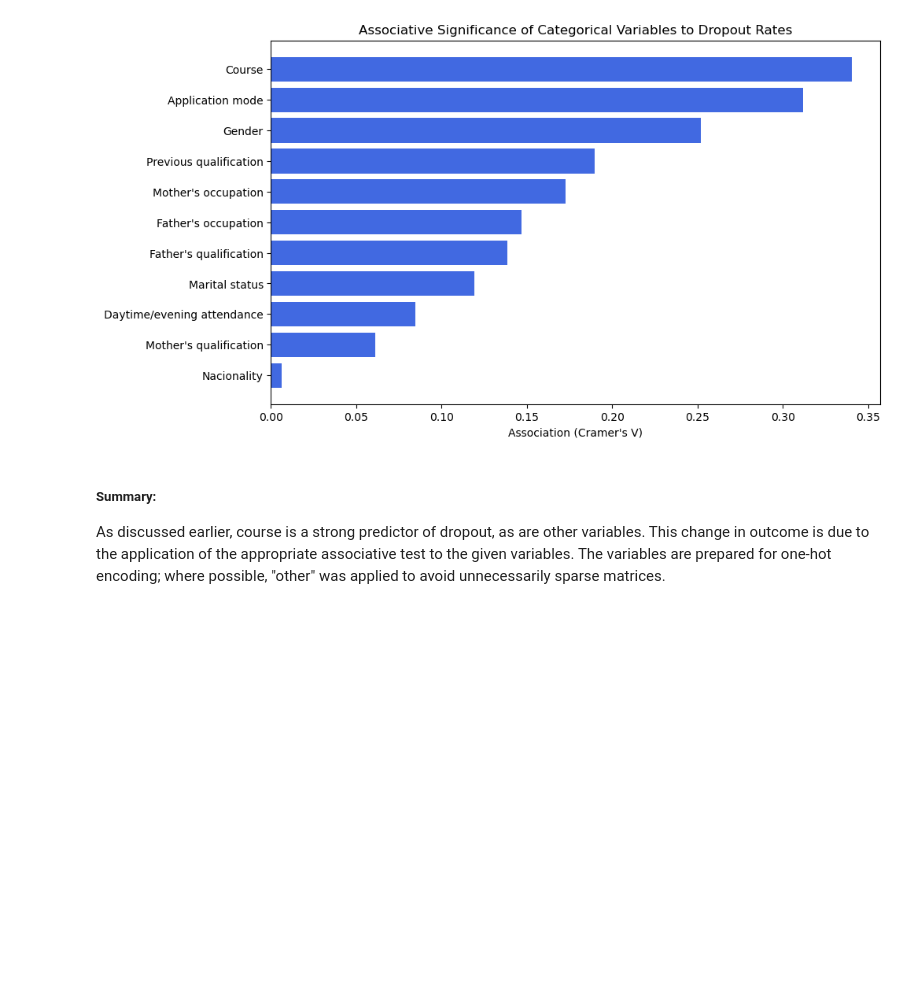
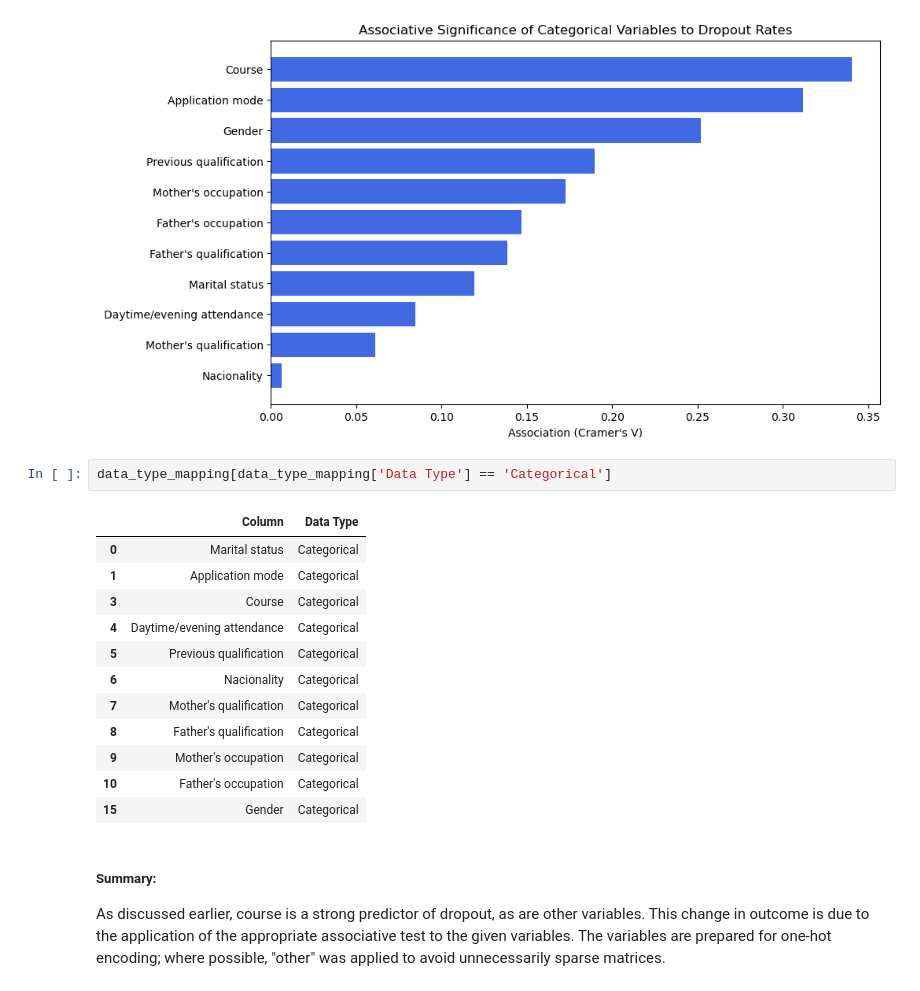
Before and after one commit to Kevin-Kwasnik/student-dropout-prediction, a Jupyter notebook: 2.Analysis/EDA.ipynb, the cells around one changed output. Drawn from its saved outputs; the diff is of its cells as text; blank space fills up the shorter version.

```diff
--- a/2.Analysis/EDA.ipynb
+++ b/2.Analysis/EDA.ipynb
@@ -905,6 +905,21 @@ plt.title('Associative Significance of Categorical Variables to Dropout Rates')
 plt.show()
 # %% [output]
 [figure]
+# %%
+data_type_mapping[data_type_mapping['Data Type'] == 'Categorical']
+# %% [output]
+|  | Column | Data Type |
+| 0 | Marital status | Categorical |
+| 1 | Application mode | Categorical |
+| 3 | Course | Categorical |
+| 4 | Daytime/evening attendance | Categorical |
+| 5 | Previous qualification | Categorical |
+| 6 | Nacionality | Categorical |
+| 7 | Mother's qualification | Categorical |
+| 8 | Father's qualification | Categorical |
+| 9 | Mother's occupation | Categorical |
+| 10 | Father's occupation | Categorical |
+| 15 | Gender | Categorical |
 # %% [markdown]
 ##### Summary:
 
```
Also changed, not shown: parts of 1 cell of this notebook.
